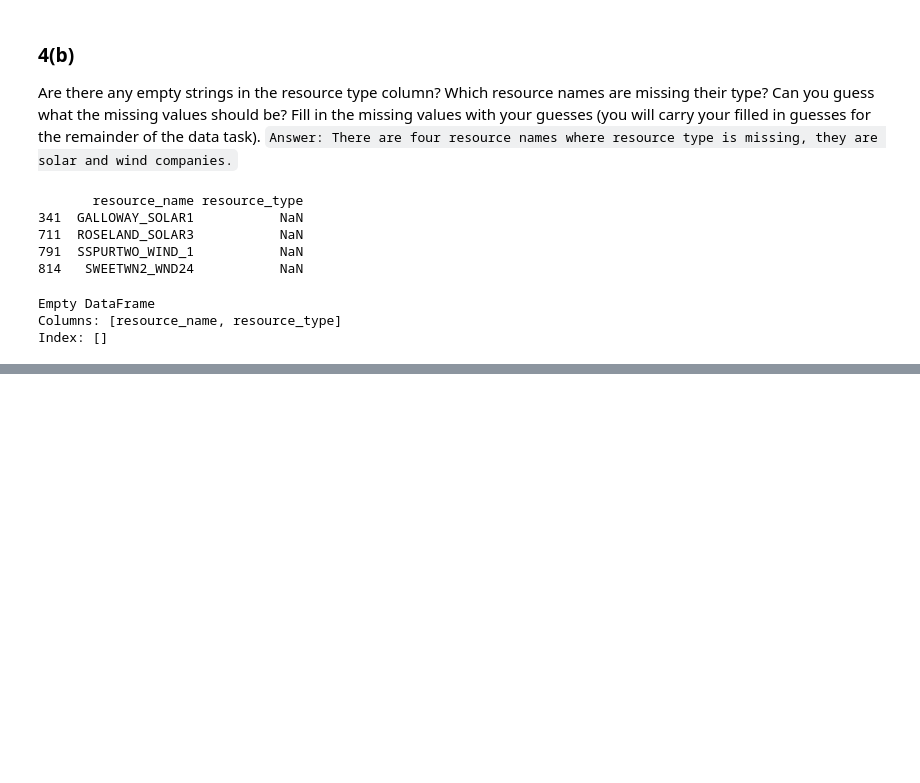
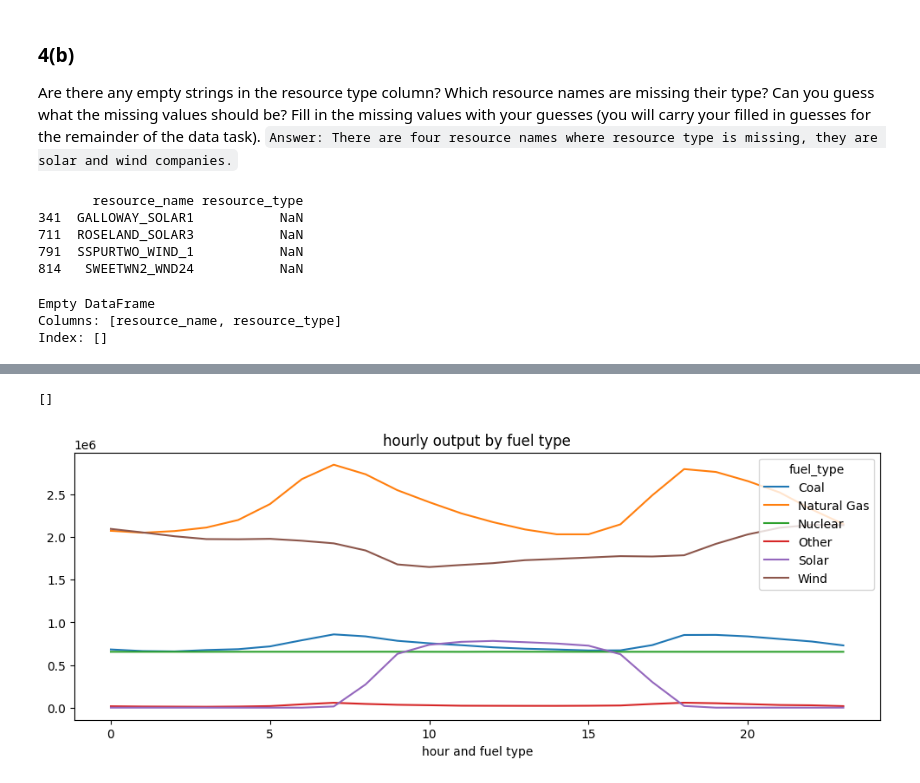
Before and after one commit to gavinjqu/predoc-practice, a Jupyter notebook: predoc_data_task/task_1/datatask1_notebook.ipynb, the cells around one changed output, grey strips where cells are left out. Cells and saved outputs as stored; diff of their text form; code cells hidden in the pictures; blank space fills up the shorter version.

```diff
--- a/predoc_data_task/task_1/datatask1_notebook.ipynb
+++ b/predoc_data_task/task_1/datatask1_notebook.ipynb
@@ -169,0 +267,8 @@ Index: []
+# %%
+hourly_fuel = merged_df.groupby(['hour','fuel_type'])['telemetered_net_output'].sum().unstack() # unstack into columns wide format
+hourly_fuel.plot(kind='line', title='hourly output by fuel type', figsize=(12,4))
+plt.xlabel("hour and fuel type")
+plt.plot()
+# %% [output]
+[]
+[figure, added]
```
Also changed, not shown: parts of 23 cells of this notebook, 2 other files.
